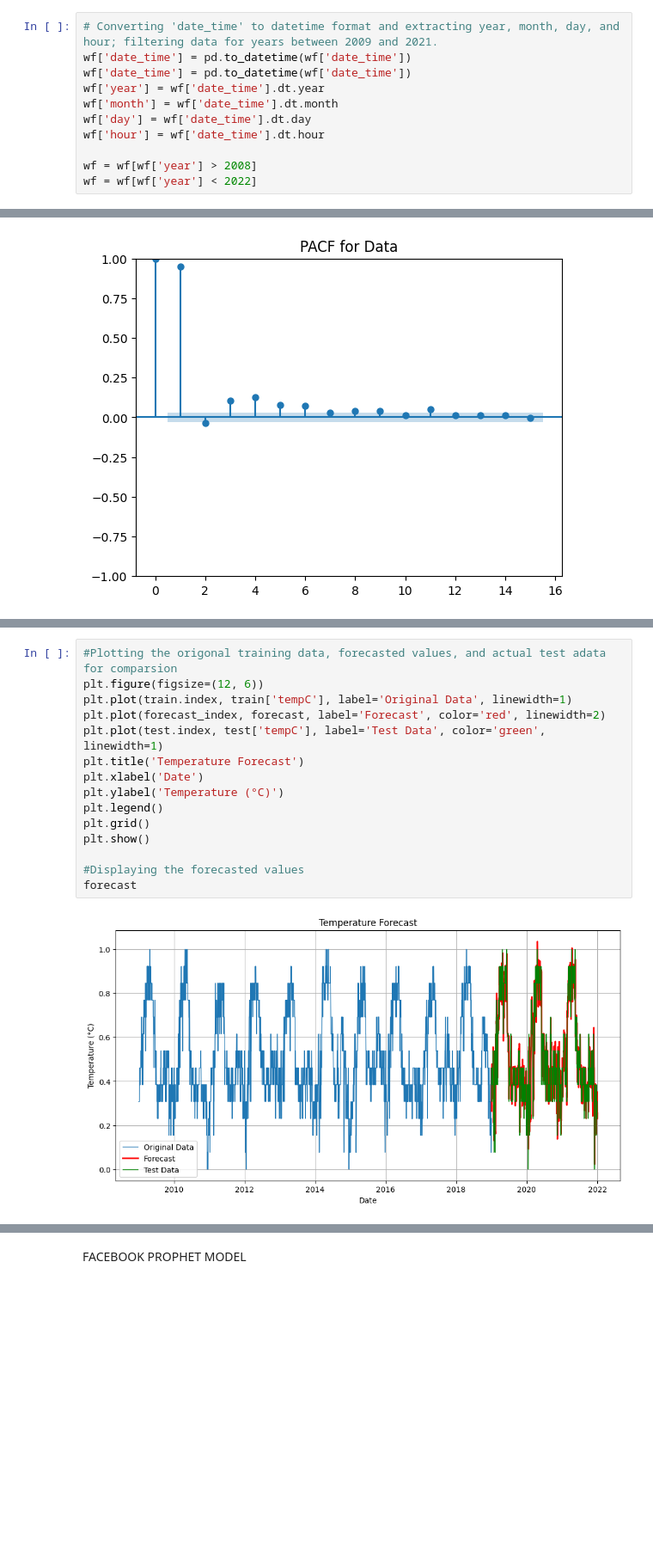
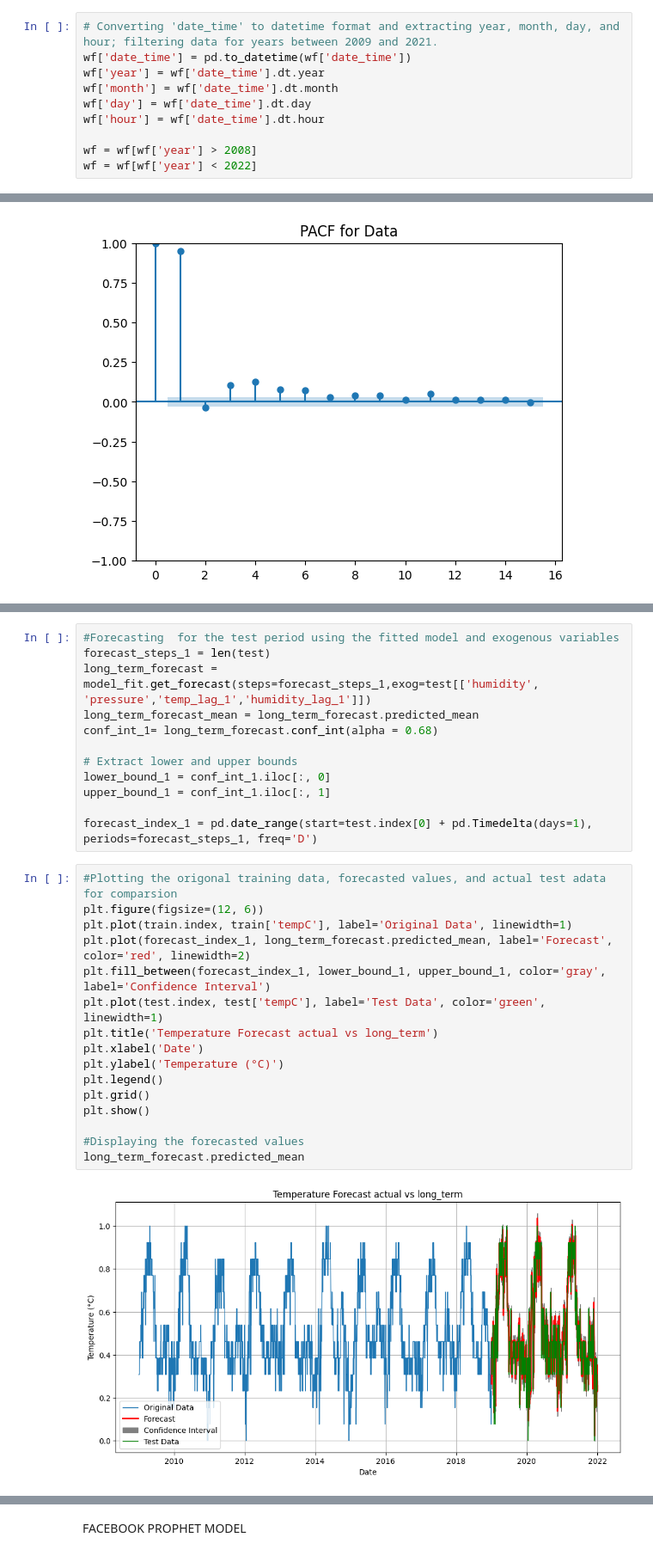
Before and after one commit to Bharathkumar1404/data-science-final-project, a Jupyter notebook: project.ipynb, the cells around one changed output, grey strips where cells are left out. Shown at 86% size. Cells and saved outputs as stored; diff of their text form; blank space fills up the shorter version.

```diff
--- a/project.ipynb
+++ b/project.ipynb
@@ -124,7 +124,6 @@ wf.head()
 | 4 | 2008-12-11 04:00:00 | 30 | 18 | 20 | 20 | 20 | 7 | 68 | 0.0 | ... |
 # %%
 # Converting 'date_time' to datetime format and extracting year, month, day, and hour; filtering data for years between 2009 and 2021.
-wf['date_time'] = pd.to_datetime(wf['date_time'])
 wf['date_time'] = pd.to_datetime(wf['date_time'])
 wf['year'] = wf['date_time'].dt.year
 wf['month'] = wf['date_time'].dt.month
@@ -571,23 +564,36 @@ Covariance Type:                  opg
 
 Warnings:
 [1] Covariance matrix calculated using the outer product of gradients (complex-step).
+# %%
+#Forecasting  for the test period using the fitted model and exogenous variables
+forecast_steps_1 = len(test)
+long_term_forecast = model_fit.get_forecast(steps=forecast_steps_1,exog=test[['humidity', 'pressure','temp_lag_1','humidity_lag_1']])
+long_term_forecast_mean = long_term_forecast.predicted_mean
+conf_int_1= long_term_forecast.conf_int(alpha = 0.68)
+
+# Extract lower and upper bounds
+lower_bound_1 = conf_int_1.iloc[:, 0]
+upper_bound_1 = conf_int_1.iloc[:, 1]
+
+forecast_index_1 = pd.date_range(start=test.index[0] + pd.Timedelta(days=1), periods=forecast_steps_1, freq='D')
 # %%
 #Plotting the origonal training data, forecasted values, and actual test adata for comparsion
 plt.figure(figsize=(12, 6))
 plt.plot(train.index, train['tempC'], label='Original Data', linewidth=1)
-plt.plot(forecast_index, forecast, label='Forecast', color='red', linewidth=2)
+plt.plot(forecast_index_1, long_term_forecast.predicted_mean, label='Forecast', color='red', linewidth=2)
+plt.fill_between(forecast_index_1, lower_bound_1, upper_bound_1, color='gray', label='Confidence Interval')
 plt.plot(test.index, test['tempC'], label='Test Data', color='green', linewidth=1)
-plt.title('Temperature Forecast')
+plt.title('Temperature Forecast actual vs long_term')
 plt.xlabel('Date')
 plt.ylabel('Temperature (°C)')
 plt.legend()
 plt.grid()
 plt.show()
 
 #Displaying the forecasted values
-forecast
+long_term_forecast.predicted_mean
 # %% [output]
-[figure, old version]
+[figure, new version]
 |  | predicted_mean |
 | 2019-01-02 | 0.264702 |
 | 2019-01-03 | 0.383937 |
```
Also changed, not shown: parts of 57 cells of this notebook.
